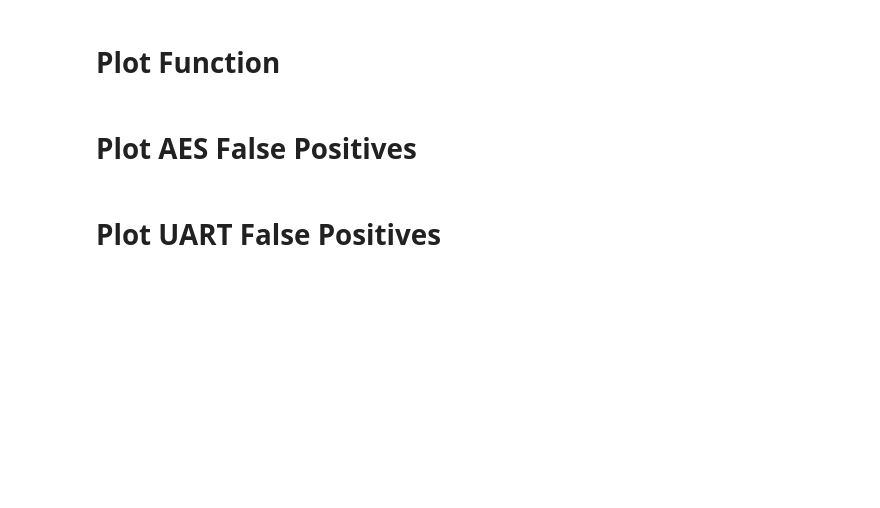
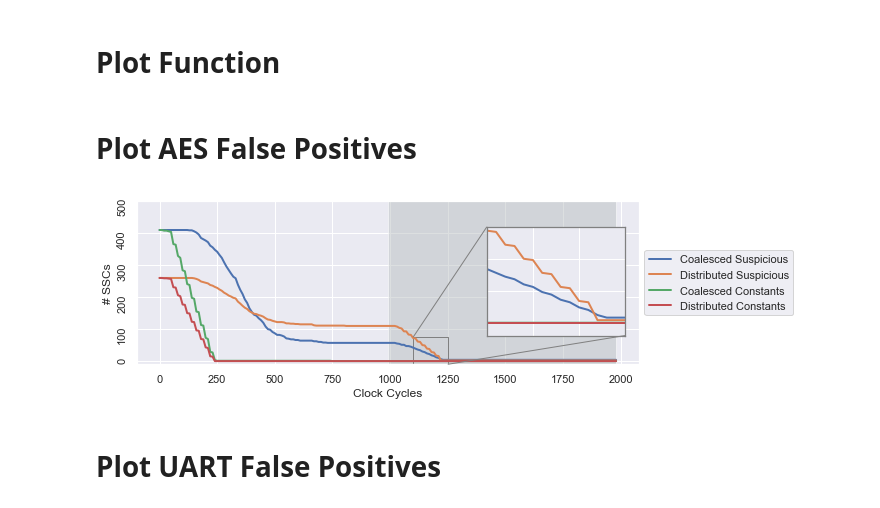
Before and after one commit to timothytrippel/bomberman, a Jupyter notebook: circuits/plots/exp_002_false_positives_multi_plot.ipynb, the cells around one changed output. Drawn from its saved outputs; the diff is of its cells as text; code cells hidden in the pictures; blank space fills up the shorter version.

Commit message:
cleaned up plotting scripts

```diff
--- a/circuits/plots/exp_002_false_positives_multi_plot.ipynb
+++ b/circuits/plots/exp_002_false_positives_multi_plot.ipynb
@@ -26,3 +10,15 @@ mal_picorv32_data_dir    = '/Users/ti27457/Repos/ttb/circuits/picorv32'
+# %%
+# AES
+aes_data_dir = '/Users/ttrippel-spqr/Documents/GitHub/bomberman/circuits/aes/output'
+
+# UART
+uart_data_dir = '/Users/ttrippel-spqr/Documents/GitHub/bomberman/circuits/uart/output'
+
+# OR1200
+or1200_data_dir = '/Users/ttrippel-spqr/Documents/GitHub/bomberman/circuits/or1200/output'
+
+# PICORV32
+picorv32_data_dir = '/Users/ttrippel-spqr/Documents/GitHub/bomberman/circuits/picorv32'
 # %% [markdown]
 # Plot Settings
 # %%
@@ -193,44 +81,44 @@ aes_epochs     = [0, 9900, 19800]
 aes_ylim       = 500
 
 # Load Data
-aes_tjfree_df = load_data_df_wf(tjfree_aes_data_dir, aes_clk_period, 'aes')
-aes_mal_df    = load_data_df_wf(mal_aes_data_dir, aes_clk_period, 'aes')
+aes_df = load_data_df_wf(aes_data_dir, aes_clk_period, 'aes')
 
 # Create Main Plot
 ax = plot_ttt_timeseries(aes_clk_period, \
                          aes_epochs, \
                          aes_ylim, \
-                         aes_tjfree_df, \
-                         aes_mal_df)
+                         aes_df)
 
 # Create 2.5x Zoom-in Inset
 axins = zoomed_inset_axes(ax, 4, loc=1, bbox_to_anchor=(575, 170))
-sns.lineplot(x="Time", y="Total Malicious Coalesced TTTs",   data=aes_mal_df, ax=axins, linewidth=LINE_WIDTH)
-sns.lineplot(x="Time", y="Total Malicious Distributed TTTs", data=aes_mal_df, ax=axins, linewidth=LINE_WIDTH)
-sns.lineplot(x="Time", y="Coalesced Constants",              data=aes_mal_df, ax=axins, linewidth=LINE_WIDTH)
-sns.lineplot(x="Time", y="Distributed Constants",            data=aes_mal_df, ax=axins, linewidth=LINE_WIDTH)
+sns.lineplot(x="Time", y="Total Malicious Coalesced TTTs",   data=aes_df, ax=axins, linewidth=LINE_WIDTH)
+sns.lineplot(x="Time", y="Total Malicious Distributed TTTs", data=aes_df, ax=axins, linewidth=LINE_WIDTH)
+sns.lineplot(x="Time", y="Coalesced Constants",              data=aes_df, ax=axins, linewidth=LINE_WIDTH)
+sns.lineplot(x="Time", y="Distributed Constants",            data=aes_df, ax=axins, linewidth=LINE_WIDTH)
 
 # Format Inset
 x1, x2, y1, y2 = float(11000) / float(aes_clk_period), float(12500) / float(aes_clk_period), -10, 75
 axins.set_xlim(x1, x2)
 axins.set_ylim(y1, y2)
 axins.set_frame_on(True)
 axins.set_xlabel('')
 axins.set_ylabel('')
 plt.xticks(visible=False)
 plt.yticks(visible=False)
 mark_inset(ax, axins, loc1=2, loc2=4, fc="none", ec="0.5")
 plt.setp(axins.spines.values(), color='0.5')
 plt.setp([axins.get_xticklines(), axins.get_yticklines()], color='0.5')
 
 # Create Legend
 legend_labels = ['Coalesced Suspicious','Distributed Suspicious','Coalesced Constants','Distributed Constants']
 ax.legend(legend_labels, loc='center left', bbox_to_anchor=(1, 0.5))
 # ax.legend(legend_labels, loc='upper center', bbox_to_anchor=(0.35, 1))
 
 # Save as PDF
 if AES_SAVE_AS_PDF:
     plt.savefig(AES_PDF_FILENAME, format='pdf', bbox_inches='tight', transparent=False)
+# %% [output]
+[figure, added]
 # %% [markdown]
 # Plot UART False Positives
 # %%
```
Also changed, not shown: parts of 7 cells of this notebook, 4 other files.
